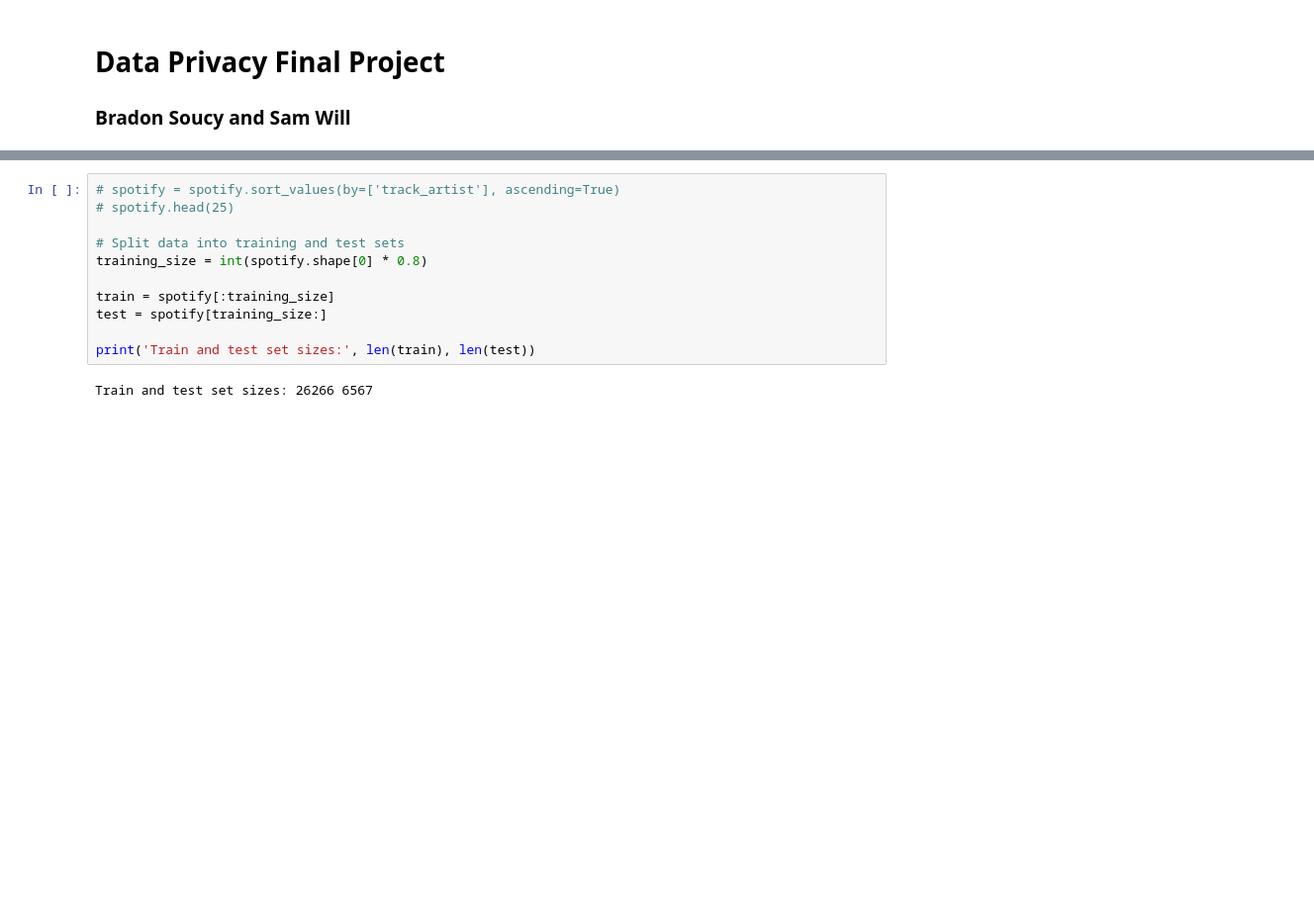
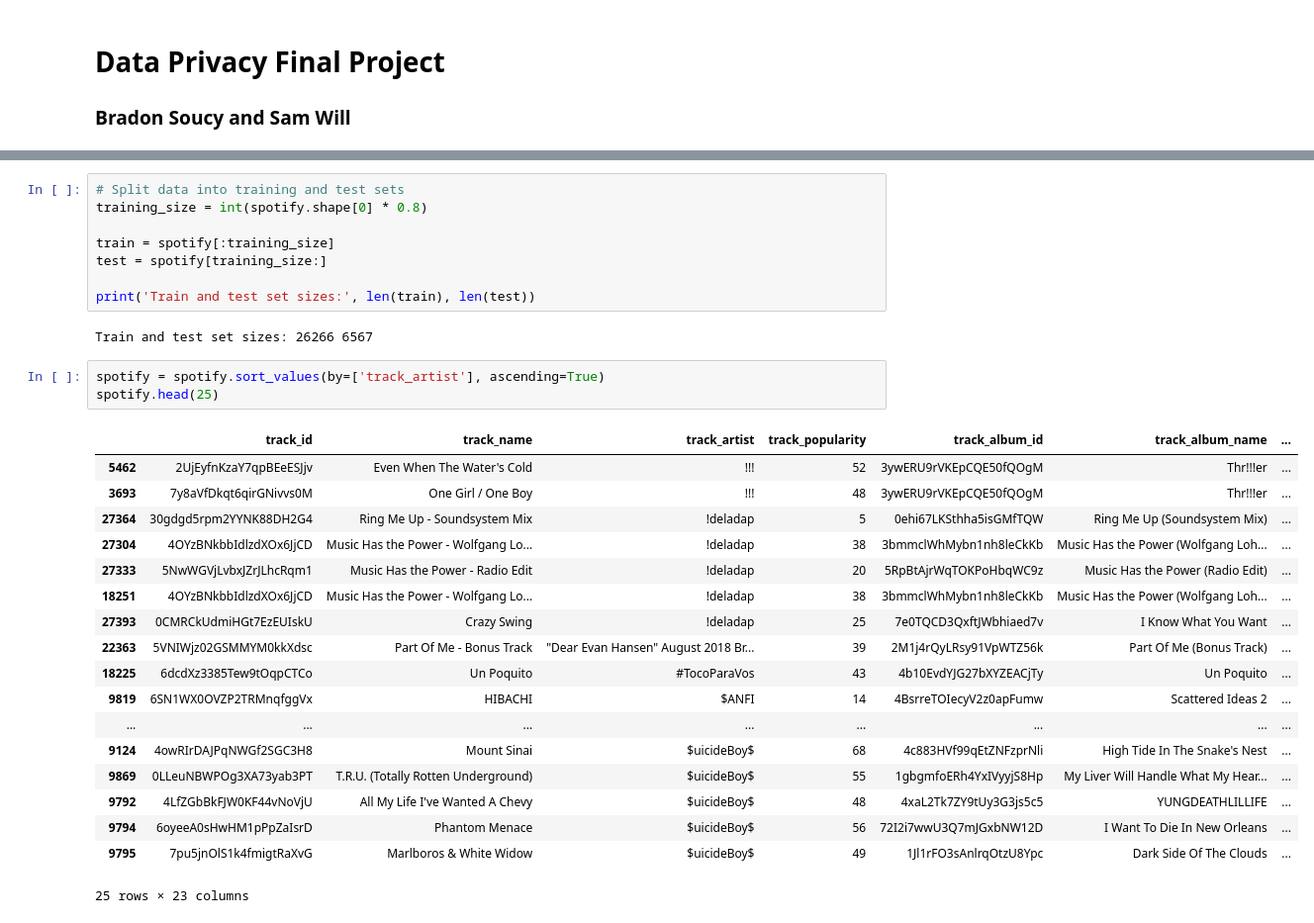
Before and after one commit to SaucyB03/Data_Priv_Final_Project, a Jupyter notebook: Bradon_Sam_Final_Proj.ipynb, the cells around one changed output, grey strips where cells are left out. Shown at 99% size. Saved outputs shown, nothing was run; the diff lists cells and outputs as text; blank space fills up the shorter version.

```diff
--- a/Bradon_Sam_Final_Proj.ipynb
+++ b/Bradon_Sam_Final_Proj.ipynb
@@ -15,7 +54,4 @@ print(len(spotify))
 # %%
-# spotify = spotify.sort_values(by=['track_artist'], ascending=True)
-# spotify.head(25)
-
 # Split data into training and test sets
 training_size = int(spotify.shape[0] * 0.8)
 
@@ -25,3 +61,25 @@ test = spotify[training_size:]
 print('Train and test set sizes:', len(train), len(test))
 # %% [output]
 Train and test set sizes: 26266 6567
+# %%
+spotify = spotify.sort_values(by=['track_artist'], ascending=True)
+spotify.head(25)
+# %% [output]
+|  | track_id | track_name | track_artist | track_popularity | track_album_id | track_album_name | ... |
+| 5462 | 2UjEyfnKzaY7qpBEeESJjv | Even When The Water's Cold | !!! | 52 | 3ywERU9rVKEpCQE50fQOgM | Thr!!!er | ... |
+| 3693 | 7y8aVfDkqt6qirGNivvs0M | One Girl / One Boy | !!! | 48 | 3ywERU9rVKEpCQE50fQOgM | Thr!!!er | ... |
+| 27364 | 30gdgd5rpm2YYNK88DH2G4 | Ring Me Up - Soundsystem Mix | !deladap | 5 | 0ehi67LKSthha5isGMfTQW | Ring Me Up (Soundsystem Mix) | ... |
+| 27304 | 4OYzBNkbbIdlzdXOx6JjCD | Music Has the Power - Wolfgang Lo... | !deladap | 38 | 3bmmclWhMybn1nh8leCkKb | Music Has the Power (Wolfgang Loh... | ... |
+| 27333 | 5NwWGVjLvbxJZrJLhcRqm1 | Music Has the Power - Radio Edit | !deladap | 20 | 5RpBtAjrWqTOKPoHbqWC9z | Music Has the Power (Radio Edit) | ... |
+| 18251 | 4OYzBNkbbIdlzdXOx6JjCD | Music Has the Power - Wolfgang Lo... | !deladap | 38 | 3bmmclWhMybn1nh8leCkKb | Music Has the Power (Wolfgang Loh... | ... |
+| 27393 | 0CMRCkUdmiHGt7EzEUIskU | Crazy Swing | !deladap | 25 | 7e0TQCD3QxftJWbhiaed7v | I Know What You Want | ... |
+| 22363 | 5VNIWjz02GSMMYM0kkXdsc | Part Of Me - Bonus Track | "Dear Evan Hansen" August 2018 Br... | 39 | 2M1j4rQyLRsy91VpWTZ56k | Part Of Me (Bonus Track) | ... |
+| 18225 | 6dcdXz3385Tew9tOqpCTCo | Un Poquito | #TocoParaVos | 43 | 4b10EvdYJG27bXYZEACjTy | Un Poquito | ... |
+| 9819 | 6SN1WX0OVZP2TRMnqfggVx | HIBACHI | $ANFI | 14 | 4BsrreTOIecyV2z0apFumw | Scattered Ideas 2 | ... |
+| ... | ... | ... | ... | ... | ... | ... | ... |
+| 9124 | 4owRIrDAJPqNWGf2SGC3H8 | Mount Sinai | $uicideBoy$ | 68 | 4c883HVf99qEtZNFzprNli | High Tide In The Snake's Nest | ... |
+| 9869 | 0LLeuNBWPOg3XA73yab3PT | T.R.U. (Totally Rotten Underground) | $uicideBoy$ | 55 | 1gbgmfoERh4YxIVyyjS8Hp | My Liver Will Handle What My Hear... | ... |
+| 9792 | 4LfZGbBkFJW0KF44vNoVjU | All My Life I've Wanted A Chevy | $uicideBoy$ | 48 | 4xaL2Tk7ZY9tUy3G3js5c5 | YUNGDEATHLILLIFE | ... |
+| 9794 | 6oyeeA0sHwHM1pPpZaIsrD | Phantom Menace | $uicideBoy$ | 56 | 72I2i7wwU3Q7mJGxbNW12D | I Want To Die In New Orleans | ... |
+| 9795 | 7pu5jnOlS1k4fmigtRaXvG | Marlboros & White Widow | $uicideBoy$ | 49 | 1Jl1rFO3sAnlrqOtzU8Ypc | Dark Side Of The Clouds | ... |
+25 rows × 23 columns
```
Also changed, not shown: parts of 5 cells of this notebook.
